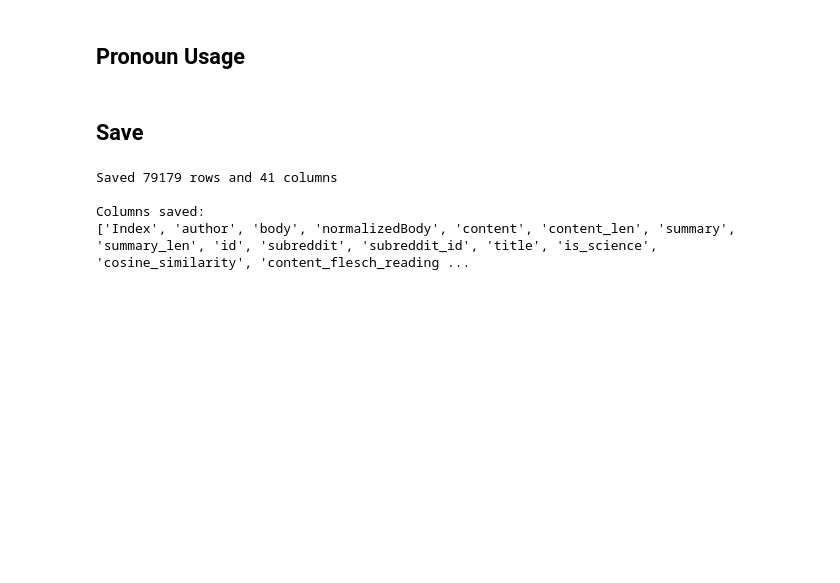
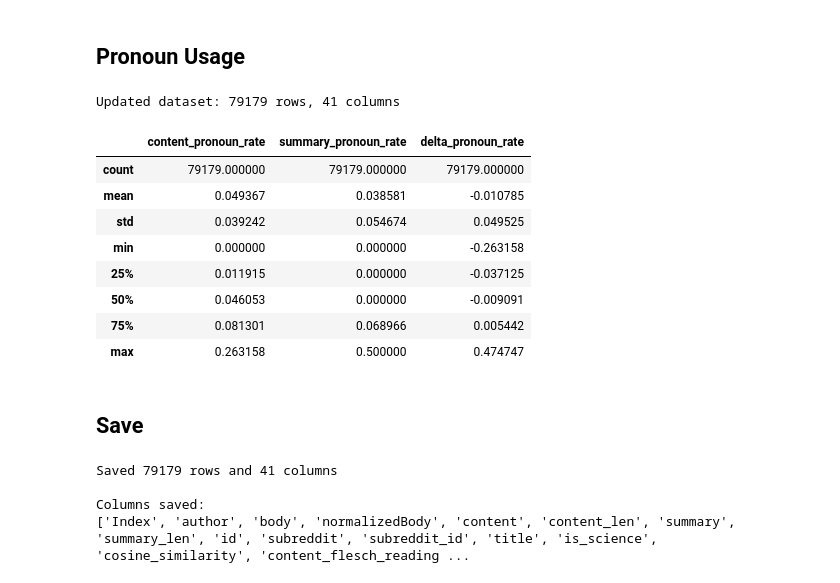
Before and after one commit to LudwigAKunz/docana-project-report, a Jupyter notebook: code/feature_engineering.ipynb, the cells around one changed output. Saved outputs shown, nothing was run; the diff lists cells and outputs as text; code cells hidden in the pictures; blank space fills up the shorter version.

```diff
--- a/code/feature_engineering.ipynb
+++ b/code/feature_engineering.ipynb
@@ -216,0 +222,7 @@ data_final['entity_retention_rate'] = data_final['entity_retention_rate'].fillna
+# %%
+import re
+import pandas as pd
+
+data_final = pd.read_pickle('../data/data_final_features.pkl')
+print(data_final.shape)
+data_final.head()
@@ -217,15 +238,10 @@ data_final['entity_retention_rate'] = data_final['entity_retention_rate'].fillna
 # %% [markdown]
 ## Pronoun Usage
 # %%
-# Pronoun usage as a register feature
-# Personal pronouns signal narrative/interpersonal vs. formal/impersonal writing
+# First-person singular pronoun usage as a self-focus / register feature
+# Restricted to I/me/my/mine/myself (LIWC "I-words" category)
 pronoun_pattern = re.compile(
-    r'\b(i|me|my|mine|myself|'
-    r'we|us|our|ours|ourselves|'
-    r'you|your|yours|yourself|yourselves|'
-    r'he|him|his|she|her|hers|'
-    r'they|them|their|theirs|themselves|'
-    r'himself|herself)\b',
+    r'\b(i|me|my|mine|myself)\b',
     re.IGNORECASE
 )
 word_pattern = re.compile(r'\b[a-zA-Z]+\b')
@@ -239,6 +255,20 @@ def pronoun_rate(text):
 data_final['content_pronoun_rate'] = data_final['content'].apply(pronoun_rate)
 data_final['summary_pronoun_rate'] = data_final['summary'].apply(pronoun_rate)
 data_final['delta_pronoun_rate'] = data_final['summary_pronoun_rate'] - data_final['content_pronoun_rate']
+# %%
+print(f"Updated dataset: {data_final.shape[0]} rows, {data_final.shape[1]} columns")
+data_final[['content_pronoun_rate', 'summary_pronoun_rate', 'delta_pronoun_rate']].describe()
+# %% [output]
+Updated dataset: 79179 rows, 41 columns
+|  | content_pronoun_rate | summary_pronoun_rate | delta_pronoun_rate |
+| count | 79179.000000 | 79179.000000 | 79179.000000 |
+| mean | 0.049367 | 0.038581 | -0.010785 |
+| std | 0.039242 | 0.054674 | 0.049525 |
+| min | 0.000000 | 0.000000 | -0.263158 |
+| 25% | 0.011915 | 0.000000 | -0.037125 |
+| 50% | 0.046053 | 0.000000 | -0.009091 |
+| 75% | 0.081301 | 0.068966 | 0.005442 |
+| max | 0.263158 | 0.500000 | 0.474747 |
 # %% [markdown]
 ## Save
 # %%
```
Also changed, not shown: parts of 2 cells of this notebook, 11 other files.
